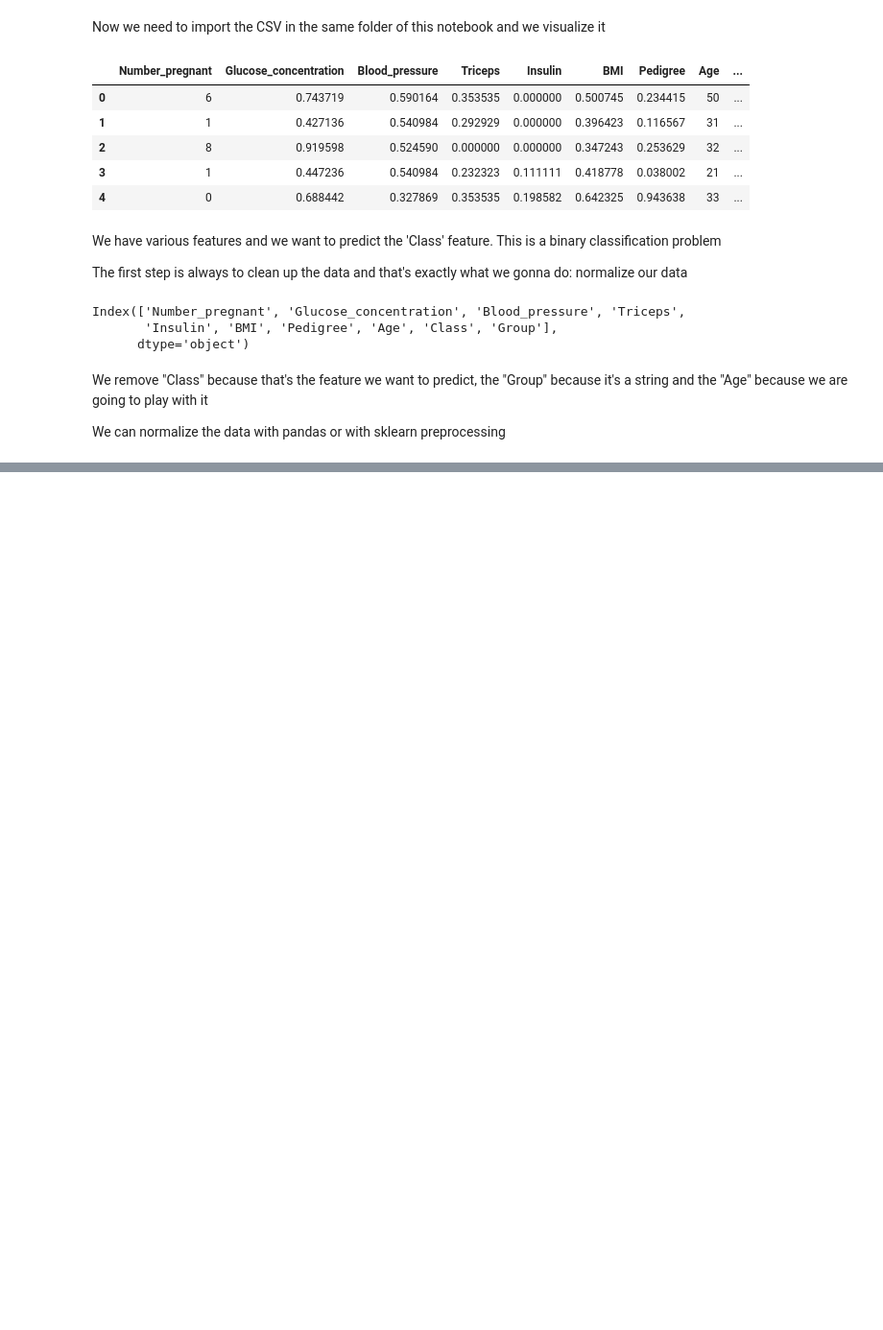
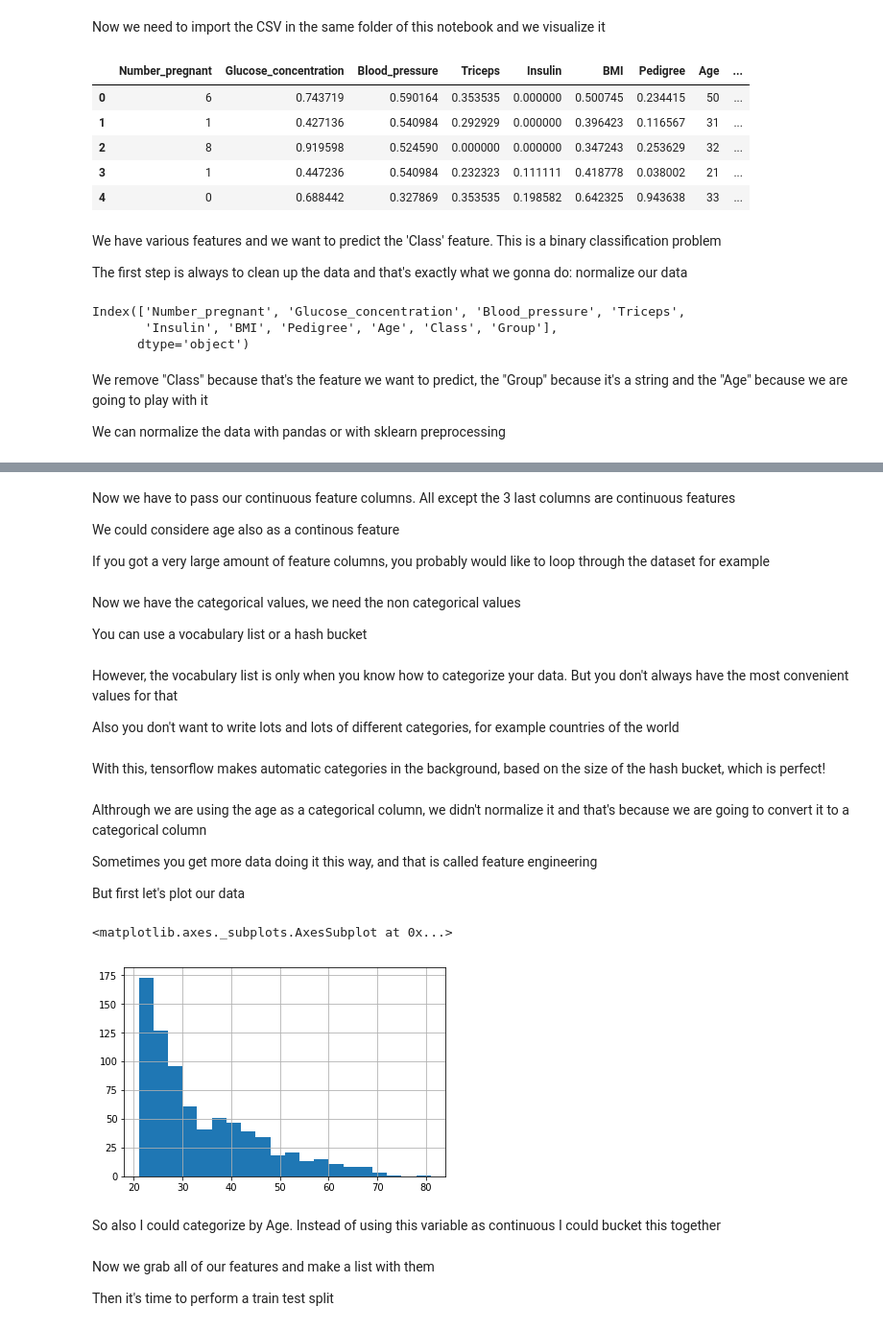
Before and after one commit to realdavidvega/python-playground, a Jupyter notebook: tfdl/Workspace/1-Basic TensorFlow/02- TensorFlow Estimator API.ipynb, the cells around one changed output, grey strips where cells are left out. Shown at 96% size. Drawn from its saved outputs; the diff is of its cells as text; code cells hidden in the pictures; blank space fills up the shorter version.

Commit message:
Simple DNN TensorFlow

```diff
--- a/tfdl/Workspace/1-Basic TensorFlow/02- TensorFlow Estimator API.ipynb
+++ b/tfdl/Workspace/1-Basic TensorFlow/02- TensorFlow Estimator API.ipynb
@@ -253,4 +255,4 @@ We can normalize the data with pandas or with sklearn preprocessing
 cols_to_norm = ['Number_pregnant', 'Glucose_concentration', 'Blood_pressure', 'Triceps',
        'Insulin', 'BMI', 'Pedigree']
 # %%
-diabetes[cols_to_norm] = diabetes[cols_to_norm].apply(lambda x: ( x-x.min() / x.max()-x.min() ))
+diabetes[cols_to_norm] = diabetes[cols_to_norm].apply(lambda x: (x - x.min()) / (x.max() - x.min()))
@@ -256,0 +270,6 @@ diabetes[cols_to_norm] = diabetes[cols_to_norm].apply(lambda x: ( x-x.min() / x.
+# %% [markdown]
+Now we have to pass our continuous feature columns. All except the 3 last columns are continuous features
+
+We could considere age also as a continous feature
+
+If you got a very large amount of feature columns, you probably would like to loop through the dataset for example
@@ -256,0 +285,4 @@ diabetes[cols_to_norm] = diabetes[cols_to_norm].apply(lambda x: ( x-x.min() / x.
+# %% [markdown]
+Now we have the categorical values, we need the non categorical values
+
+You can use a vocabulary list or a hash bucket
@@ -256,0 +291,4 @@ diabetes[cols_to_norm] = diabetes[cols_to_norm].apply(lambda x: ( x-x.min() / x.
+# %% [markdown]
+However, the vocabulary list is only when you know how to categorize your data. But you don't always have the most convenient values for that
+
+Also you don't want to write lots and lots of different categories, for example countries of the world
@@ -256,0 +297,15 @@ diabetes[cols_to_norm] = diabetes[cols_to_norm].apply(lambda x: ( x-x.min() / x.
+# %% [markdown]
+With this, tensorflow makes automatic categories in the background, based on the size of the hash bucket, which is perfect!
+# %% [markdown]
+Althrough we are using the age as a categorical column, we didn't normalize it and that's because we are going to convert it to a categorical column
+
+Sometimes you get more data doing it this way, and that is called feature engineering
+
+But first let's plot our data
+# %%
+diabetes['Age'].hist(bins=20)
+# %% [output]
+<matplotlib.axes._subplots.AxesSubplot at 0x...>
+[figure, added]
+# %% [markdown]
+So also I could categorize by Age. Instead of using this variable as continuous I could bucket this together
@@ -256,0 +314,4 @@ diabetes[cols_to_norm] = diabetes[cols_to_norm].apply(lambda x: ( x-x.min() / x.
+# %% [markdown]
+Now we grab all of our features and make a list with them
+
+Then it's time to perform a train test split
```
Also changed, not shown: parts of 44 cells of this notebook.
